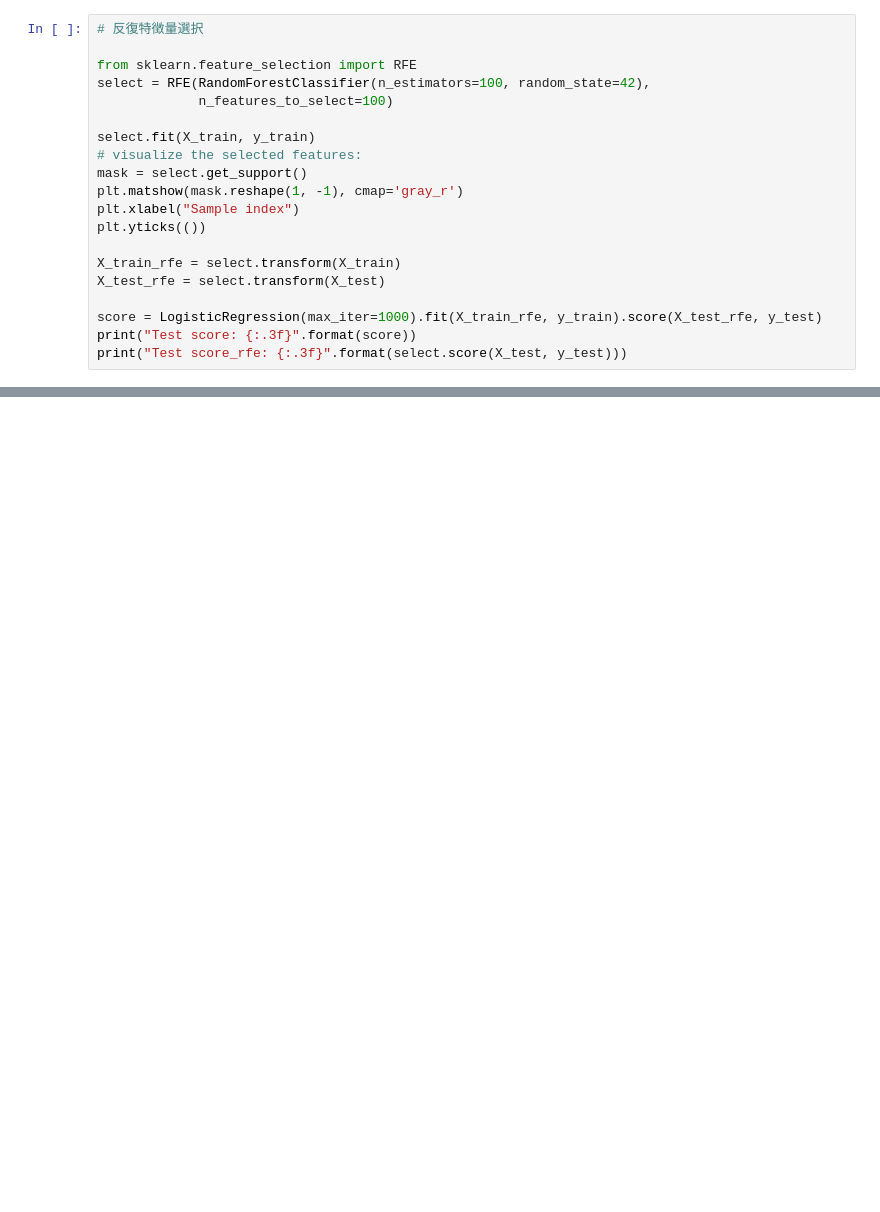
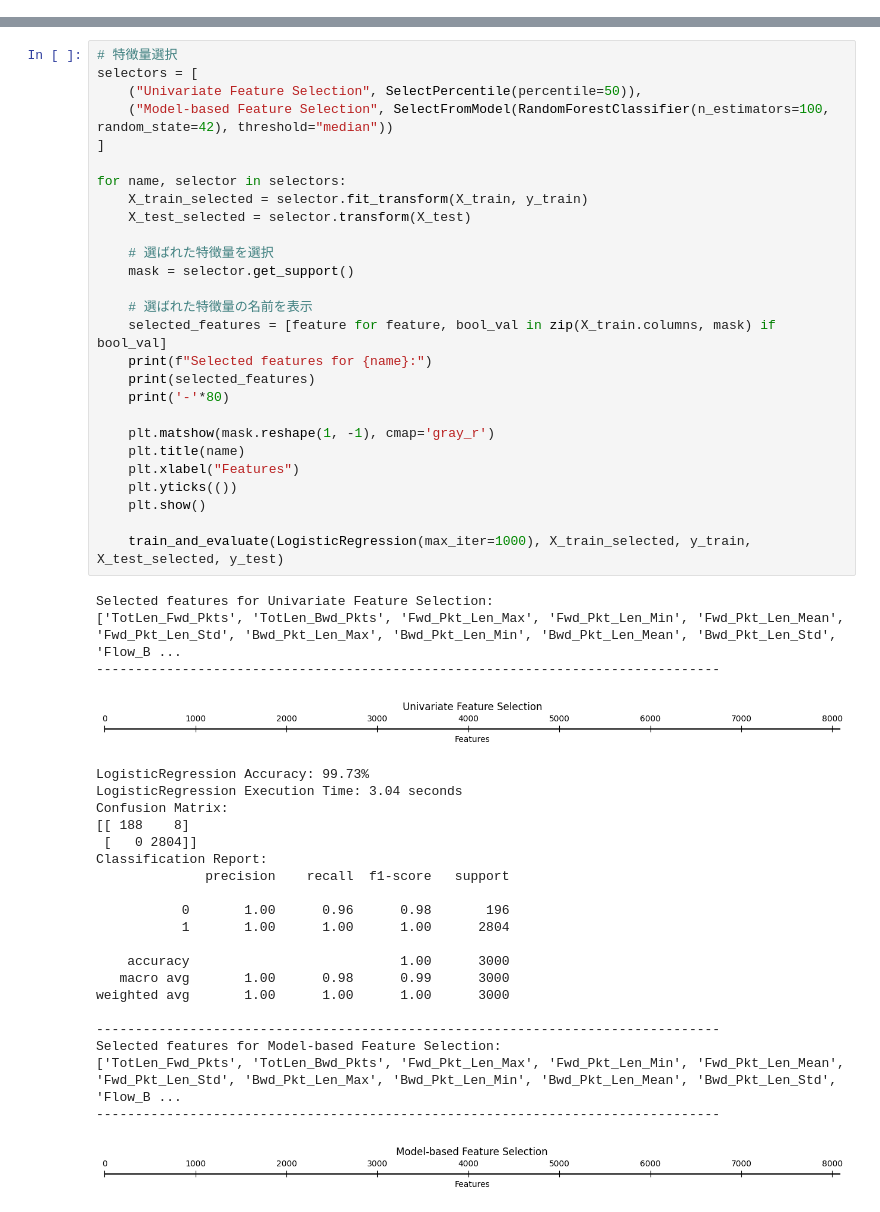
Before and after one commit to Sugata10723/MachineLearning, a Jupyter notebook: feature-engineering/feature-engineering.ipynb, the cells around one changed output, grey strips where cells are left out. Saved outputs shown, nothing was run; the diff lists cells and outputs as text; blank space fills up the shorter version.

```diff
--- a/feature-engineering/feature-engineering.ipynb
+++ b/feature-engineering/feature-engineering.ipynb
@@ -237,20 +119,0 @@ Test score: 0.833
-# %%
-# 反復特徴量選択
-
-from sklearn.feature_selection import RFE
-select = RFE(RandomForestClassifier(n_estimators=100, random_state=42),
-             n_features_to_select=100)
-
-select.fit(X_train, y_train)
-# visualize the selected features:
-mask = select.get_support()
-plt.matshow(mask.reshape(1, -1), cmap='gray_r')
-plt.xlabel("Sample index")
-plt.yticks(())
-
-X_train_rfe = select.transform(X_train)
-X_test_rfe = select.transform(X_test)
-
-score = LogisticRegression(max_iter=1000).fit(X_train_rfe, y_train).score(X_test_rfe, y_test)
-print("Test score: {:.3f}".format(score))
-print("Test score_rfe: {:.3f}".format(select.score(X_test, y_test)))
@@ -260,0 +228,52 @@ Test score_rfe: 0.967
+# %%
+# 特徴量選択
+selectors = [
+    ("Univariate Feature Selection", SelectPercentile(percentile=50)),
+    ("Model-based Feature Selection", SelectFromModel(RandomForestClassifier(n_estimators=100, random_state=42), threshold="median"))
+]
+
+for name, selector in selectors:
+    X_train_selected = selector.fit_transform(X_train, y_train)
+    X_test_selected = selector.transform(X_test)
+
+    # 選ばれた特徴量を選択
+    mask = selector.get_support()
+
+    # 選ばれた特徴量の名前を表示
+    selected_features = [feature for feature, bool_val in zip(X_train.columns, mask) if bool_val]
+    print(f"Selected features for {name}:")
+    print(selected_features)
+    print('-'*80)
+
+    plt.matshow(mask.reshape(1, -1), cmap='gray_r')
+    plt.title(name)
+    plt.xlabel("Features")
+    plt.yticks(())
+    plt.show()
+
+    train_and_evaluate(LogisticRegression(max_iter=1000), X_train_selected, y_train, X_test_selected, y_test)
+# %% [output]
+Selected features for Univariate Feature Selection:
+['TotLen_Fwd_Pkts', 'TotLen_Bwd_Pkts', 'Fwd_Pkt_Len_Max', 'Fwd_Pkt_Len_Min', 'Fwd_Pkt_Len_Mean', 'Fwd_Pkt_Len_Std', 'Bwd_Pkt_Len_Max', 'Bwd_Pkt_Len_Min', 'Bwd_Pkt_Len_Mean', 'Bwd_Pkt_Len_Std', 'Flow_B ...
+--------------------------------------------------------------------------------
+[figure, added]
+LogisticRegression Accuracy: 99.73%
+LogisticRegression Execution Time: 3.04 seconds
+Confusion Matrix:
+[[ 188    8]
+ [   0 2804]]
+Classification Report:
+              precision    recall  f1-score   support
+
+           0       1.00      0.96      0.98       196
+           1       1.00      1.00      1.00      2804
+
+    accuracy                           1.00      3000
+   macro avg       1.00      0.98      0.99      3000
+weighted avg       1.00      1.00      1.00      3000
+
+--------------------------------------------------------------------------------
+Selected features for Model-based Feature Selection:
+['TotLen_Fwd_Pkts', 'TotLen_Bwd_Pkts', 'Fwd_Pkt_Len_Max', 'Fwd_Pkt_Len_Min', 'Fwd_Pkt_Len_Mean', 'Fwd_Pkt_Len_Std', 'Bwd_Pkt_Len_Max', 'Bwd_Pkt_Len_Min', 'Bwd_Pkt_Len_Mean', 'Bwd_Pkt_Len_Std', 'Flow_B ...
+--------------------------------------------------------------------------------
+[figure, added]
```
Also changed, not shown: parts of 27 cells of this notebook, 2 other files.
